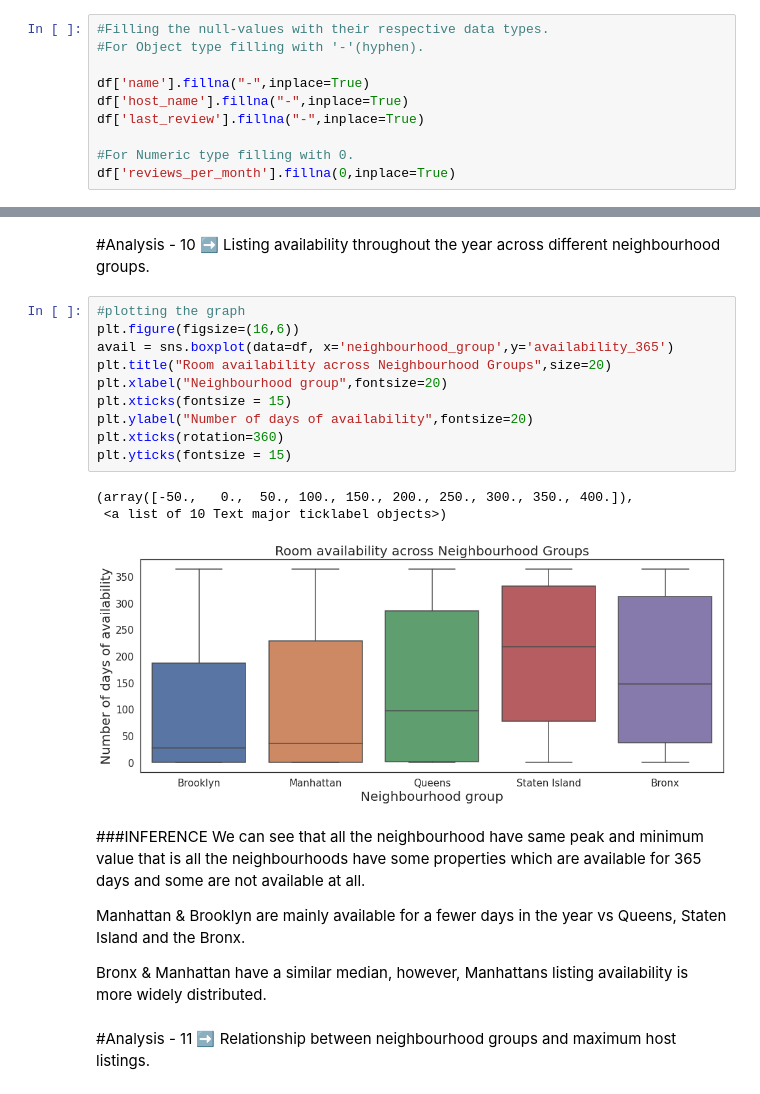
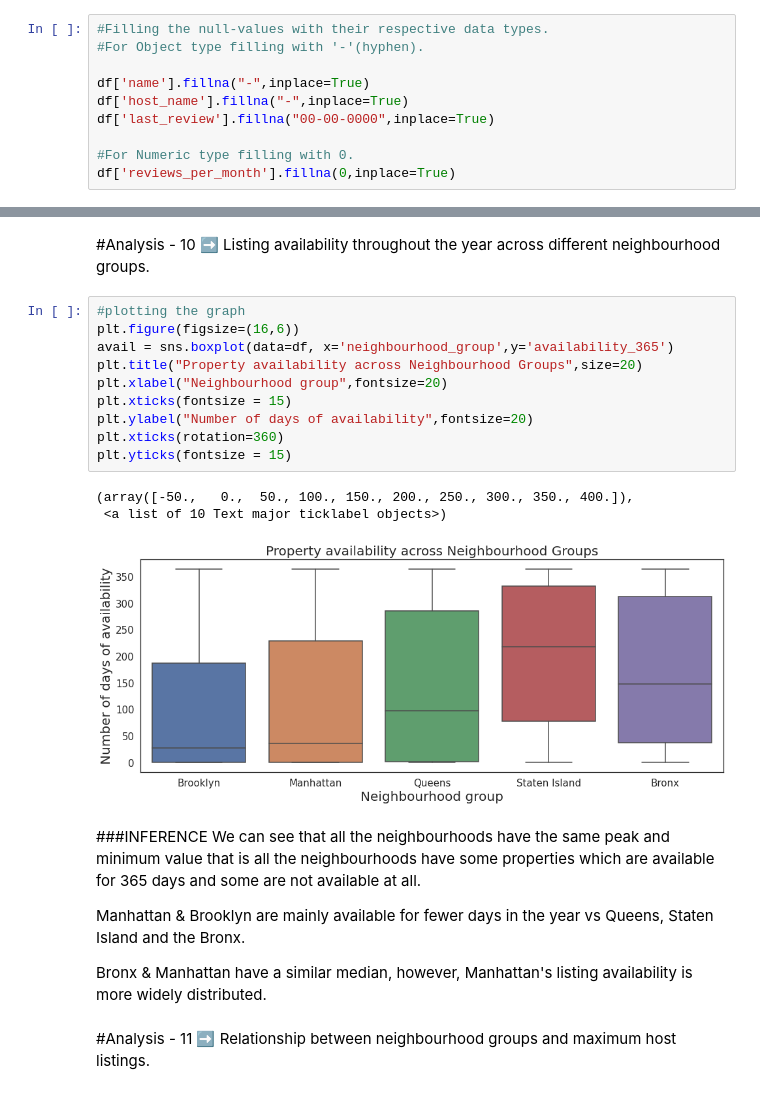
Before and after one commit to shubhamjangid510/EDA-Capstone-Airbnb-Analysis, a Jupyter notebook: Airbnb_Bookings_Analysis_Capstone_Project.ipynb, the cells around one changed output, grey strips where cells are left out. Drawn from its saved outputs; the diff is of its cells as text.

```diff
--- a/Airbnb_Bookings_Analysis_Capstone_Project.ipynb
+++ b/Airbnb_Bookings_Analysis_Capstone_Project.ipynb
@@ -103,7 +124,7 @@ df.describe()
 
 df['name'].fillna("-",inplace=True)
 df['host_name'].fillna("-",inplace=True)
-df['last_review'].fillna("-",inplace=True)
+df['last_review'].fillna("00-00-0000",inplace=True)
 
 #For Numeric type filling with 0.
 df['reviews_per_month'].fillna(0,inplace=True)
@@ -503,24 +570,24 @@ plt.yticks(fontsize = 15)
 # %%
 #plotting the graph
 plt.figure(figsize=(16,6))
 avail = sns.boxplot(data=df, x='neighbourhood_group',y='availability_365')
-plt.title("Room availability across Neighbourhood Groups",size=20)
+plt.title("Property availability across Neighbourhood Groups",size=20)
 plt.xlabel("Neighbourhood group",fontsize=20)
 plt.xticks(fontsize = 15)
 plt.ylabel("Number of days of availability",fontsize=20)
 plt.xticks(rotation=360)
 plt.yticks(fontsize = 15)
 # %% [output]
 (array([-50.,   0.,  50., 100., 150., 200., 250., 300., 350., 400.]),
  <a list of 10 Text major ticklabel objects>)
-[figure, old version]
+[figure, new version]
 # %% [markdown]
 ###INFERENCE
-We can see that all the neighbourhood have same peak and minimum value that is all the neighbourhoods have some properties which are available for 365 days and some are not available at all.
+We can see that all the neighbourhoods have the same peak and minimum value that is all the neighbourhoods have some properties which are available for 365 days and some are not available at all.
 
-Manhattan & Brooklyn are mainly available for a fewer days in the year vs Queens, Staten Island and the Bronx.
+Manhattan & Brooklyn are mainly available for fewer days in the year vs Queens, Staten Island and the Bronx.
 
-Bronx & Manhattan have a similar median, however, Manhattans listing availability is more widely distributed.
+Bronx & Manhattan have a similar median, however, Manhattan's listing availability is more widely distributed.
 # %% [markdown]
 #Analysis - 11 ➡ Relationship between neighbourhood groups and maximum host listings.
 # %%
```
Also changed, not shown: parts of 35 cells of this notebook.
